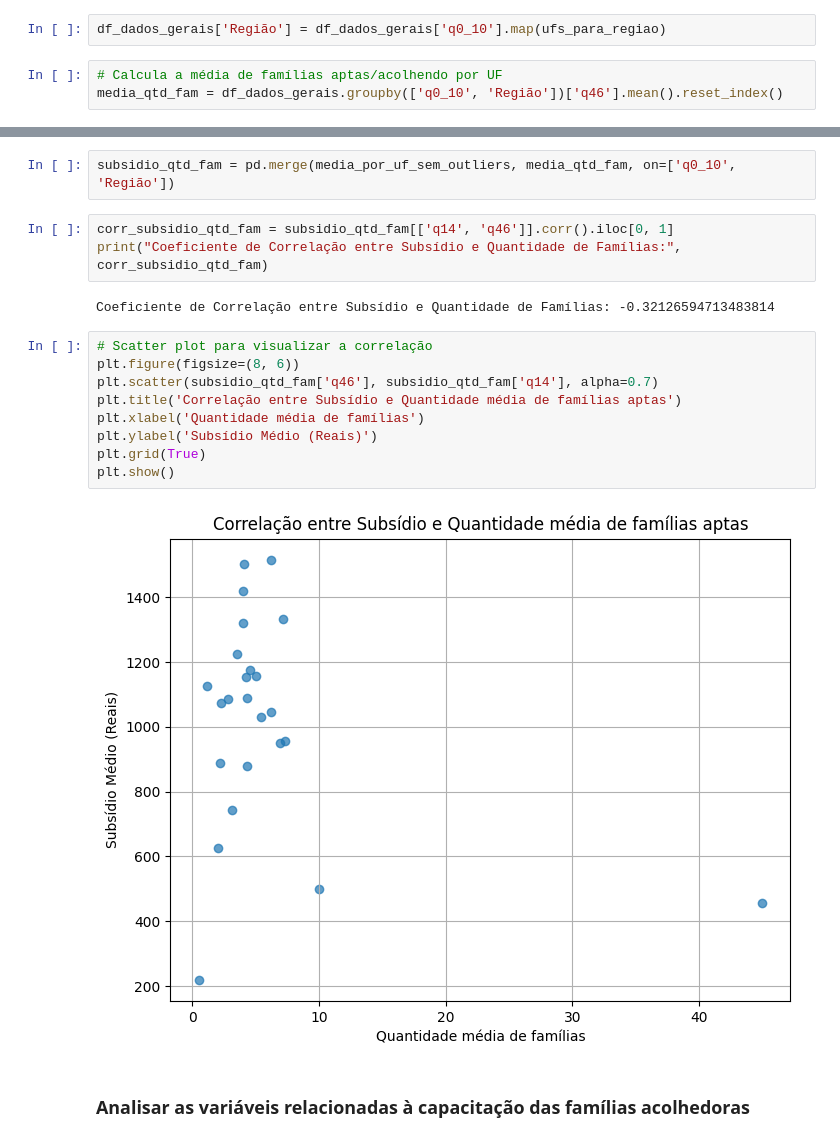
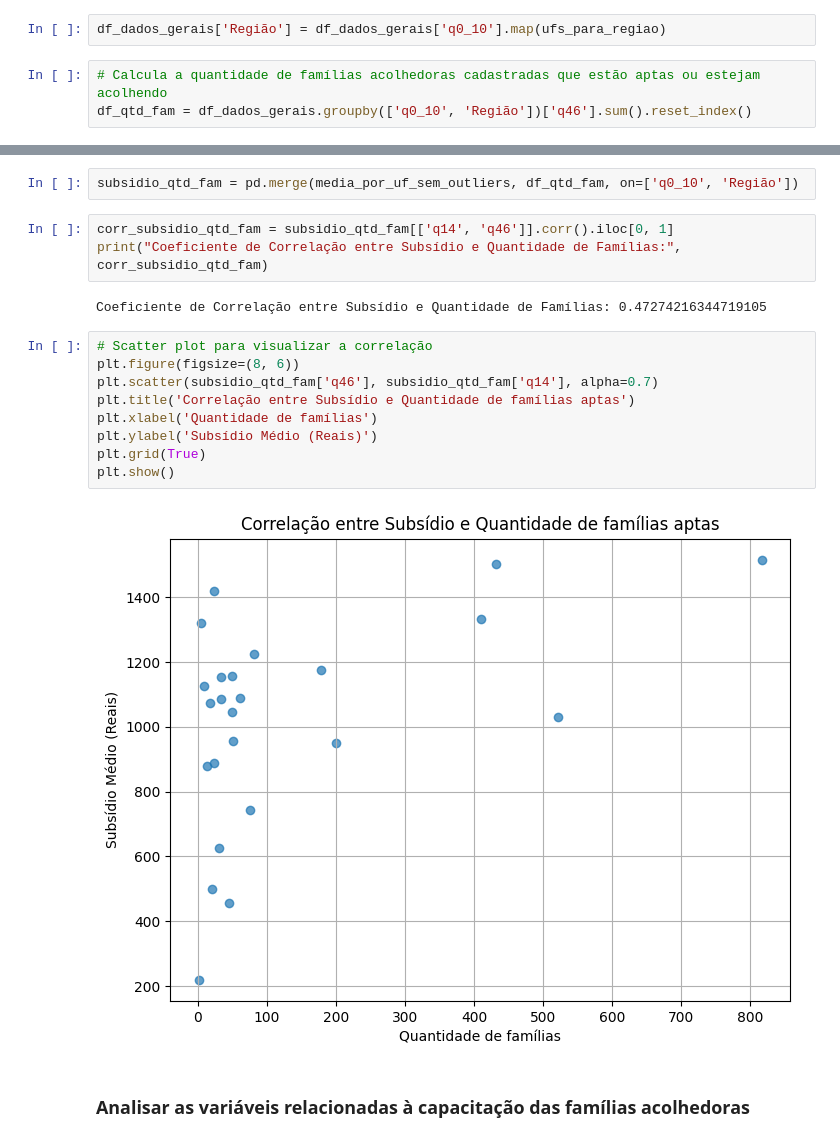
Before and after one commit to lab-dados-seges/familia-acolhedora, a Jupyter notebook: eda/aed_dados_gerais.ipynb, the cells around one changed output, grey strips where cells are left out. Saved outputs shown, nothing was run; the diff lists cells and outputs as text.

```diff
--- a/eda/aed_dados_gerais.ipynb
+++ b/eda/aed_dados_gerais.ipynb
@@ -230,5 +230,5 @@ Name: q46, dtype: float64
 # %%
 df_dados_gerais['Região'] = df_dados_gerais['q0_10'].map(ufs_para_regiao)
 # %%
-# Calcula a média de famílias aptas/acolhendo por UF
-media_qtd_fam = df_dados_gerais.groupby(['q0_10', 'Região'])['q46'].mean().reset_index()
+# Calcula a quantidade de famílias acolhedoras cadastradas que estão aptas ou estejam acolhendo
+df_qtd_fam = df_dados_gerais.groupby(['q0_10', 'Região'])['q46'].sum().reset_index()
@@ -252,21 +272,21 @@ plt.show()
 # %%
-subsidio_qtd_fam = pd.merge(media_por_uf_sem_outliers, media_qtd_fam, on=['q0_10', 'Região'])
+subsidio_qtd_fam = pd.merge(media_por_uf_sem_outliers, df_qtd_fam, on=['q0_10', 'Região'])
 # %%
 corr_subsidio_qtd_fam = subsidio_qtd_fam[['q14', 'q46']].corr().iloc[0, 1]
 print("Coeficiente de Correlação entre Subsídio e Quantidade de Famílias:", corr_subsidio_qtd_fam)
 # %% [output]
-Coeficiente de Correlação entre Subsídio e Quantidade de Famílias: -0.32126594713483814
+Coeficiente de Correlação entre Subsídio e Quantidade de Famílias: 0.47274216344719105
 # %%
 # Scatter plot para visualizar a correlação
 plt.figure(figsize=(8, 6))
 plt.scatter(subsidio_qtd_fam['q46'], subsidio_qtd_fam['q14'], alpha=0.7)
-plt.title('Correlação entre Subsídio e Quantidade média de famílias aptas')
-plt.xlabel('Quantidade média de famílias')
+plt.title('Correlação entre Subsídio e Quantidade de famílias aptas')
+plt.xlabel('Quantidade de famílias')
 plt.ylabel('Subsídio Médio (Reais)')
 plt.grid(True)
 plt.show()
 # %% [output]
-[figure, old version]
+[figure, new version]
 # %% [markdown]
 ### Analisar as variáveis relacionadas à capacitação das famílias acolhedoras
 # %%
```
Also changed, not shown: parts of 2 cells of this notebook, 3 other files.
